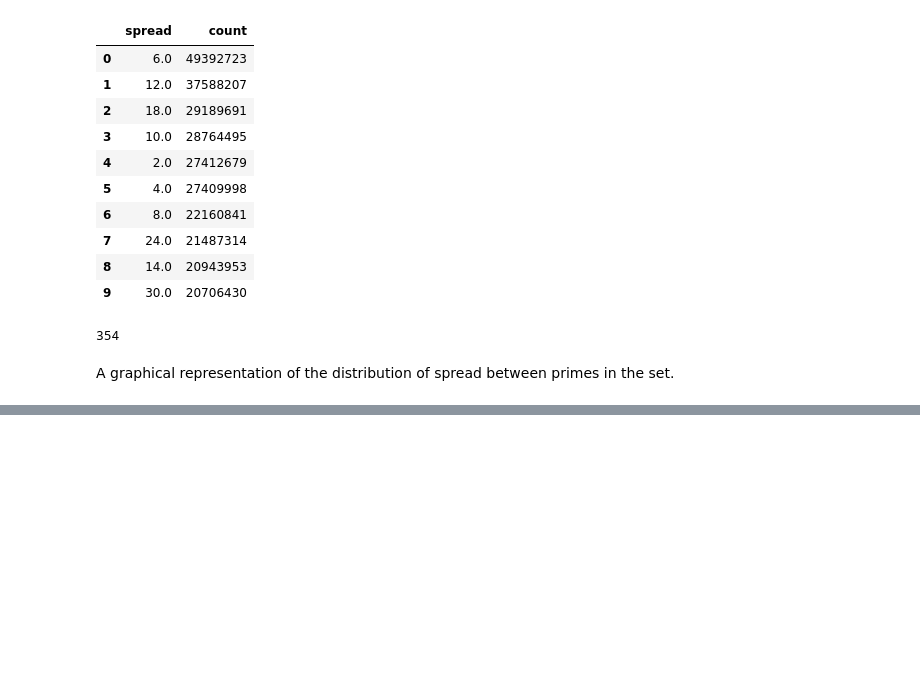
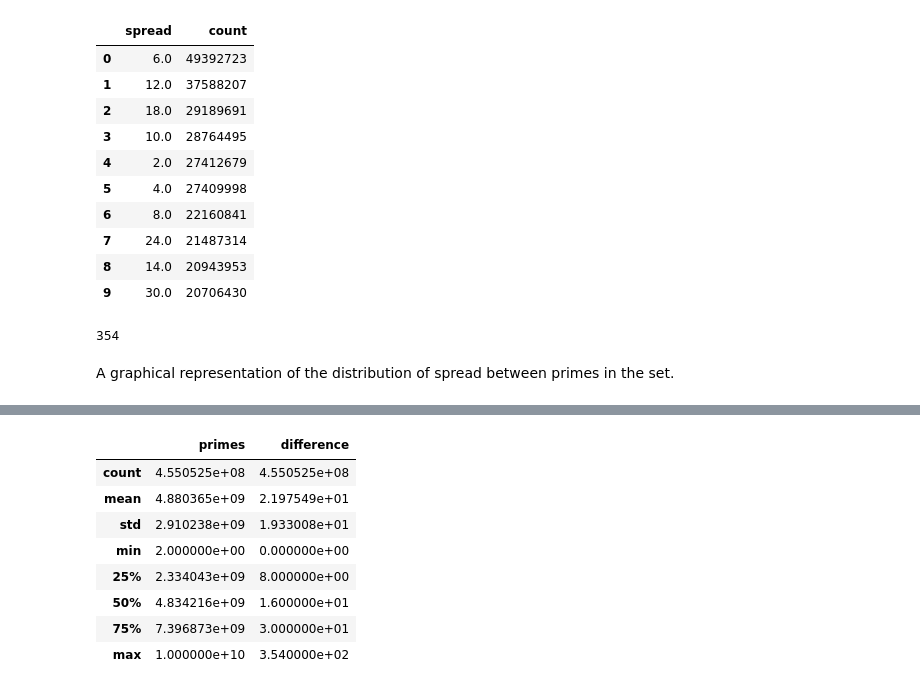
Before and after one commit to ScruffyTheMoose/primeNumbers, a Jupyter notebook: studies/primeDistribution.ipynb, the cells around one changed output, grey strips where cells are left out. Saved outputs shown, nothing was run; the diff lists cells and outputs as text; code cells hidden in the pictures; blank space fills up the shorter version.

```diff
--- a/studies/primeDistribution.ipynb
+++ b/studies/primeDistribution.ipynb
@@ -119,0 +110,12 @@ All of these numbers are of course even, since the sum of two odds is even which
+# %%
+primes.describe()
+# %% [output]
+|  | primes | difference |
+| count | 4.550525e+08 | 4.550525e+08 |
+| mean | 4.880365e+09 | 2.197549e+01 |
+| std | 2.910238e+09 | 1.933008e+01 |
+| min | 2.000000e+00 | 0.000000e+00 |
+| 25% | 2.334043e+09 | 8.000000e+00 |
+| 50% | 4.834216e+09 | 1.600000e+01 |
+| 75% | 7.396873e+09 | 3.000000e+01 |
+| max | 1.000000e+10 | 3.540000e+02 |
```
Also changed, not shown: parts of 8 cells of this notebook.
